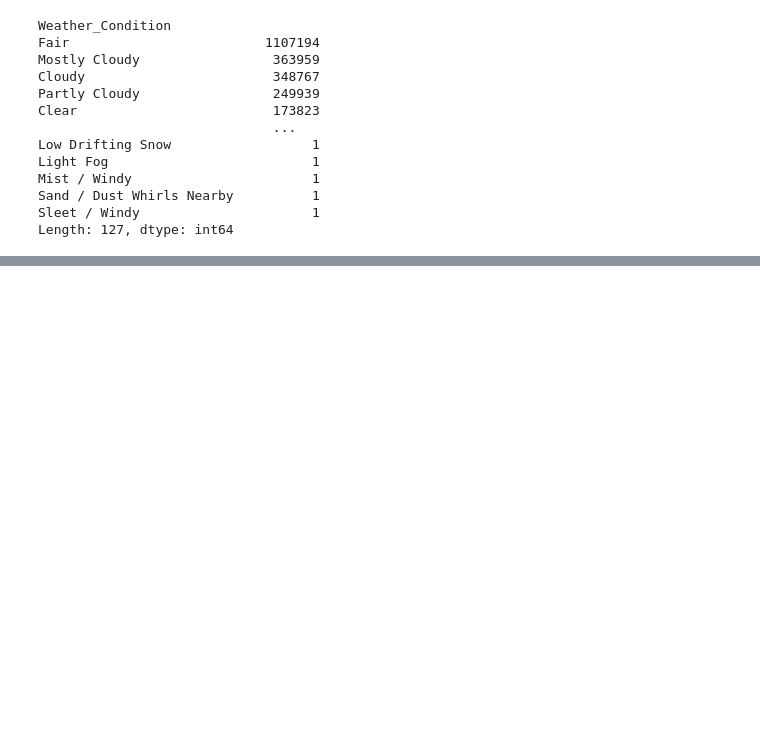
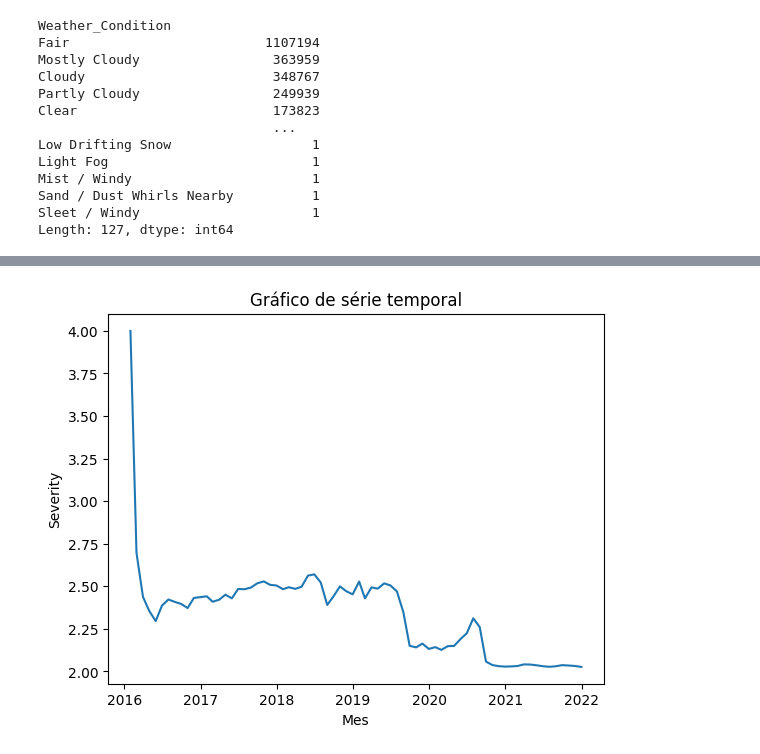
Before and after one commit to williamsasaki/jubilant-robot, a Jupyter notebook: ml_acidentes_tcc.ipynb, the cells around one changed output, grey strips where cells are left out. Saved outputs shown, nothing was run; the diff lists cells and outputs as text; code cells hidden in the pictures; blank space fills up the shorter version.

```diff
--- a/ml_acidentes_tcc.ipynb
+++ b/ml_acidentes_tcc.ipynb
@@ -142,0 +203,14 @@ TypeError: numpy boolean subtract, the `-` operator, is not supported, use the b
+# %%
+#Colunas com infos de mes e ano
+df['Data_mes'] = pd.to_datetime(df['Start_Time'], format='%m/%yyyy')
+df['Data_ano'] = pd.to_datetime(df['Start_Time'], format='%yyyy')
+# %%
+df_grouped = df.groupby(pd.Grouper(key='Start_Time', freq='M')).mean()
+# %%
+sns.lineplot(data=df_grouped, x='Start_Time', y='Severity')
+plt.xlabel('Mes')
+plt.ylabel('Severity')
+plt.title('Gráfico de série temporal')
+plt.show()
+# %% [output]
+[figure, added]
```
Also changed, not shown: parts of 11 cells of this notebook.
